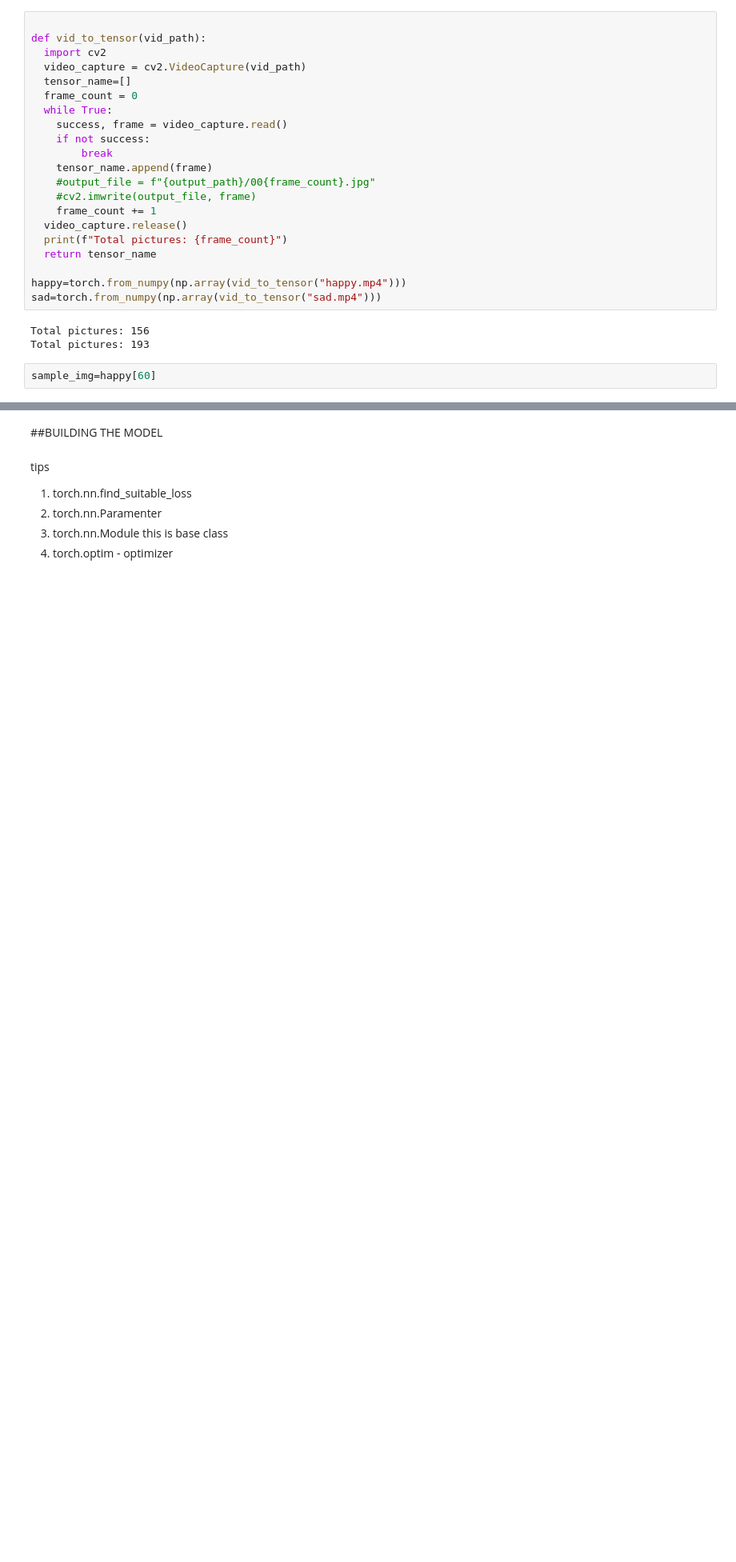
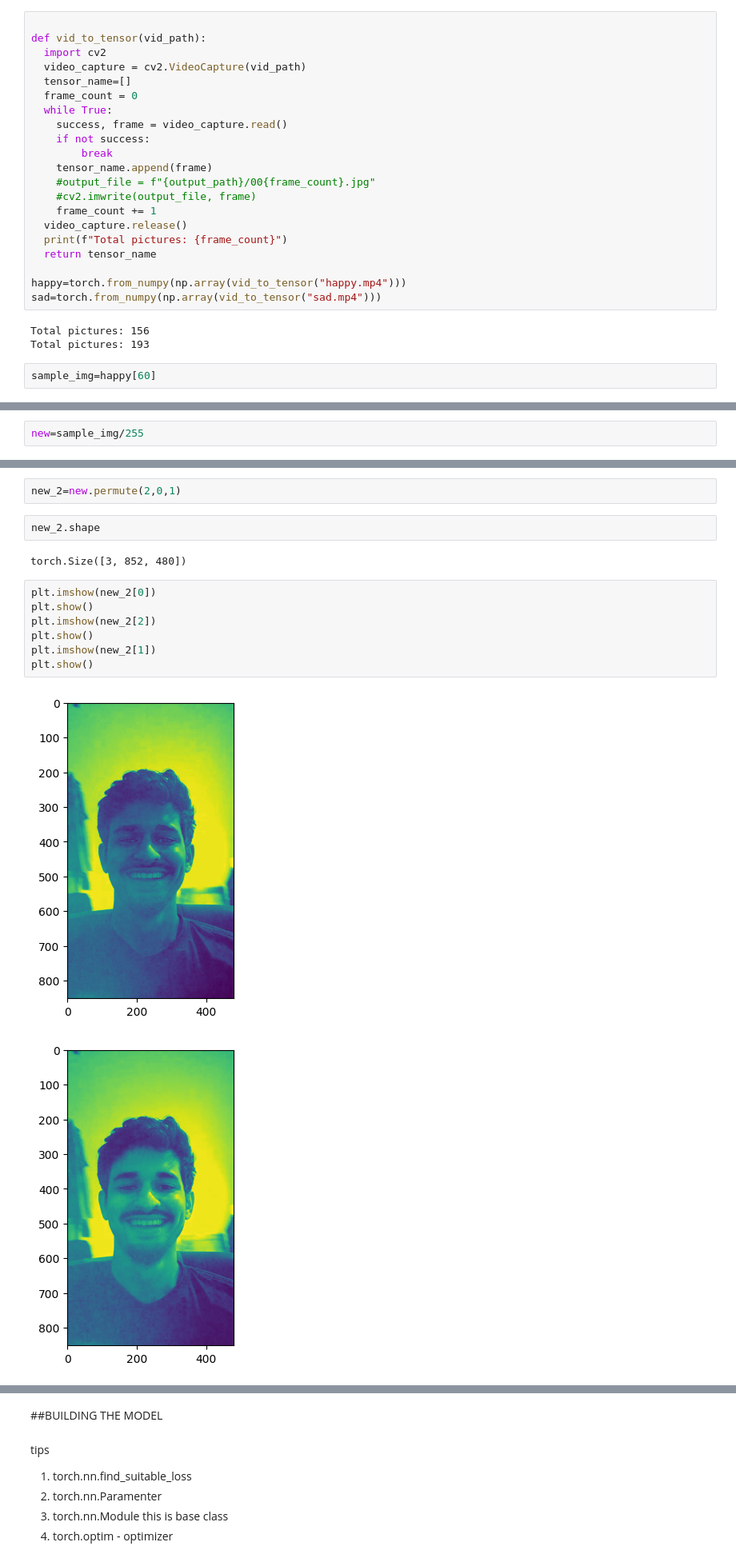
Before and after one commit to AhamedShimak/My-AI-Projects, a Jupyter notebook: happy_or_sad.ipynb, the cells around one changed output, grey strips where cells are left out. Shown at 80% size. Drawn from its saved outputs; the diff is of its cells as text; blank space fills up the shorter version.

```diff
--- a/happy_or_sad.ipynb
+++ b/happy_or_sad.ipynb
@@ -537,0 +531,2 @@ plt.imshow(happy[60])
+# %%
+new=sample_img/255
@@ -537,0 +537,16 @@ plt.imshow(happy[60])
+# %%
+new_2=new.permute(2,0,1)
+# %%
+new_2.shape
+# %% [output]
+torch.Size([3, 852, 480])
+# %%
+plt.imshow(new_2[0])
+plt.show()
+plt.imshow(new_2[2])
+plt.show()
+plt.imshow(new_2[1])
+plt.show()
+# %% [output]
+[figure, added]
+[figure, added]
```
Also changed, not shown: parts of 13 cells of this notebook.
